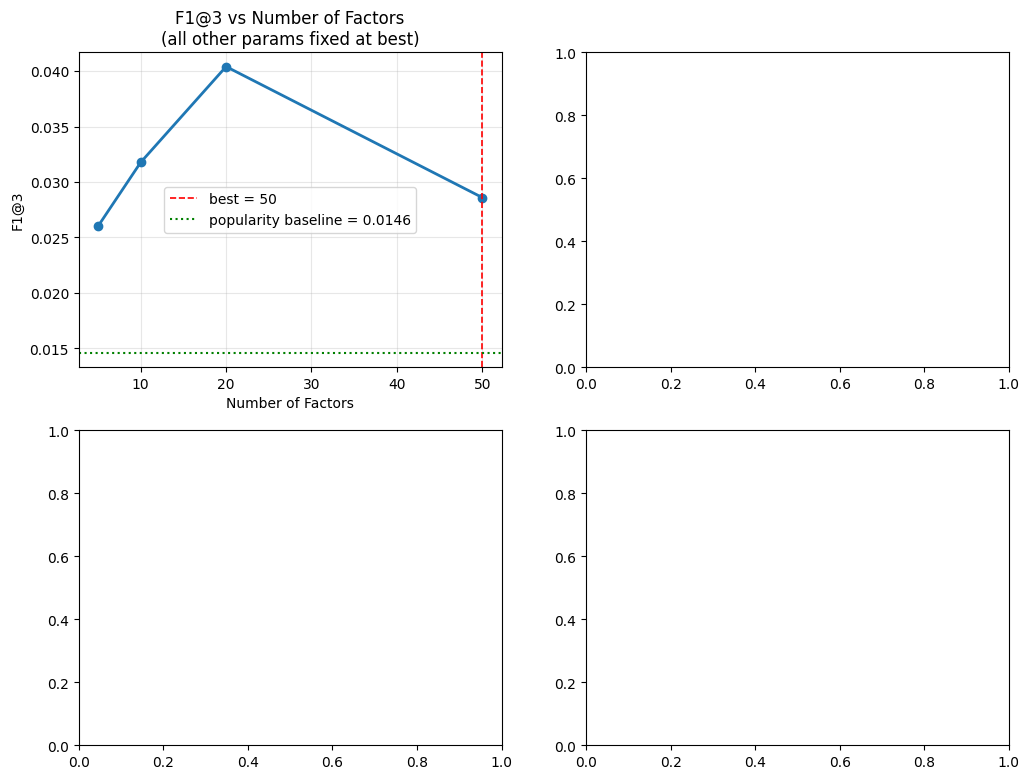
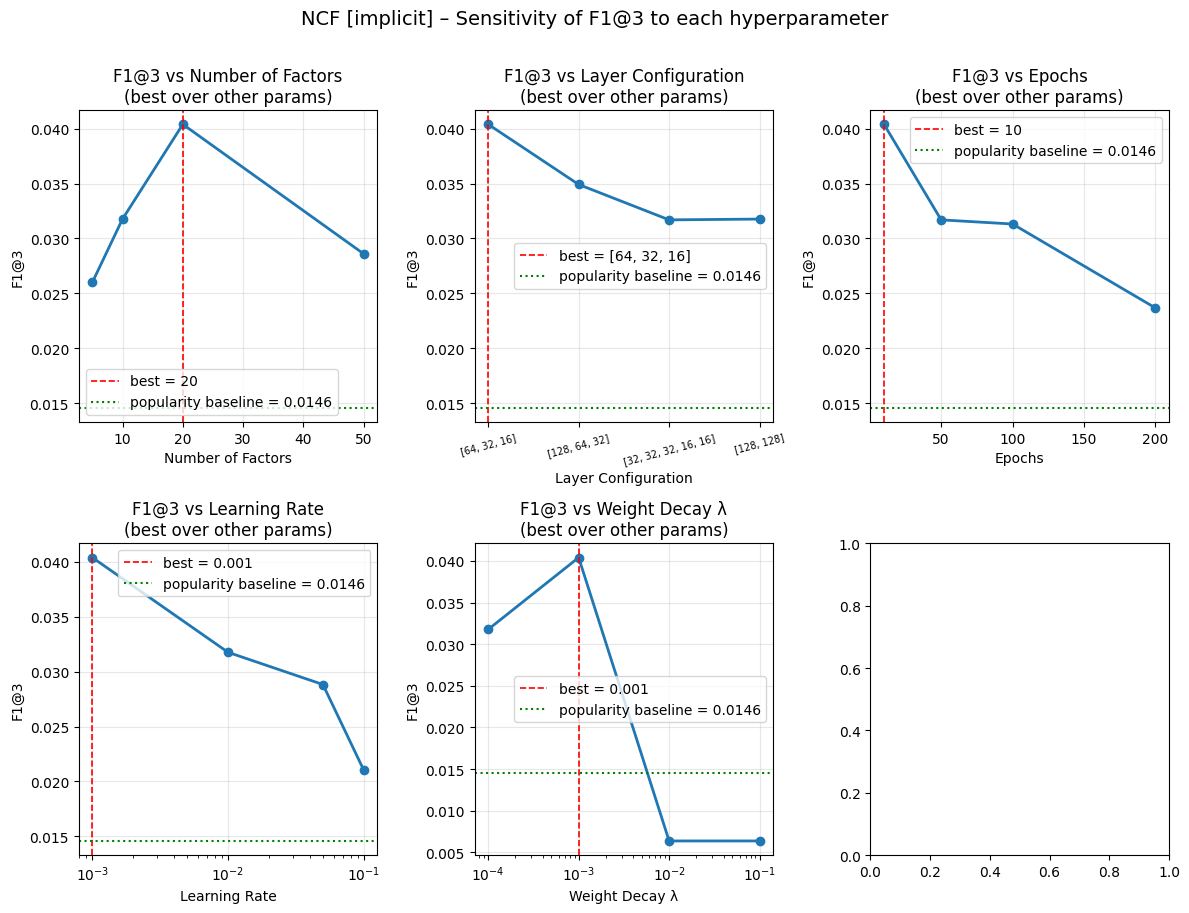
Code edit (unified diff) that turned the first committed figure into the second:
--- before
+++ after
@@ -6,5 +6,5 @@
 sweep_ncf = {
     "factors":      [5, 10, 20, 50],
-    "layers":       [[64, 32, 16], [128, 64, 32], [32, 32, 32, 16, 16], [128, 128]],
+    "layers":       ["[64, 32, 16]", "[128, 64, 32]", "[32, 32, 32, 16, 16]", "[128, 128]"], 
     "num_epochs":   [10, 50, 100, 200],
     "lr":           [0.001, 0.01, 0.05, 0.1],
@@ -14,5 +14,5 @@
 labels_ncf = {
     "factors":      "Number of Factors",
-    "layers": "Number of Layers",
+    "layers":       "Layer Configuration",  
     "lr":           "Learning Rate",
     "num_epochs":   "Epochs",
@@ -22,28 +22,40 @@
 for MODE in ["implicit", "explicit"]:
     df_mode = df[df["mode"] == MODE]
+    
+    # Build best_params from the NCF results for this mode
+    best_row = df_mode.loc[df_mode["f1"].idxmax()]
+    best_params = best_row.to_dict()
 
-    fig, axes = plt.subplots(2, 2, figsize=(12, 9))
+    fig, axes = plt.subplots(2, 3, figsize=(12, 9))  
     axes = axes.flatten()
-
     for ax, (param, values) in zip(axes, sweep_ncf.items()):
-        # for each value of this param, take the best f1 across all other param combinations
         f1_scores = []
         for v in values:
             subset = df_mode[df_mode[param] == v]
-            if len(subset) == 0:
-                f1_scores.append(np.nan)
-            else:
-                f1_scores.append(subset["f1"].max())   # best f1 for this param value
+            f1_scores.append(subset["f1"].max() if len(subset) > 0 else np.nan)
 
-        ax.plot(values, f1_scores, marker="o", linewidth=2)
-        ax.axvline(best_params[param], color="red", linestyle="--",
-                   linewidth=1.2, label=f"best = {best_params[param]}")
-        ax.axhline(pop_f1, color="green", linestyle=":", linewidth=1.5,
-                   label=f"popularity baseline = {pop_f1:.4f}")
+        if param == "layers":
+            x_positions = list(range(len(values)))
+            ax.plot(x_positions, f1_scores, marker="o", linewidth=2)
+            ax.set_xticks(x_positions)
+            ax.set_xticklabels(values, rotation=15, fontsize=7)
+            best_layer_str = best_params["layers"]  
+            if best_layer_str in values:
+                best_idx = values.index(best_layer_str)
+                ax.axvline(best_idx, color="red", linestyle="--",
+                           linewidth=1.2, label=f"best = {best_layer_str}")
+        else:
+            ax.plot(values, f1_scores, marker="o", linewidth=2)
+            if param in best_params:
+                ax.axvline(best_params[param], color="red", linestyle="--",
+                           linewidth=1.2, label=f"best = {best_params[param]}")
+            if param in ("lr", "weight_decay"):
+                ax.set_xscale("log")
+
+        ax.axhline(pop_f1, color="green", linestyle=":",
+                   linewidth=1.5, label=f"popularity baseline = {pop_f1:.4f}")
         ax.set_xlabel(labels_ncf[param])
         ax.set_ylabel("F1@3")
-        ax.set_title(f"F1@3 vs {labels_ncf[param]}\n(all other params fixed at best)")
-        if param in ("lr", "weight_decay"):
-            ax.set_xscale("log")
+        ax.set_title(f"F1@3 vs {labels_ncf[param]}\n(best over other params)")
         ax.legend()
         ax.grid(True, alpha=0.3)

Commit: ncf interpretation